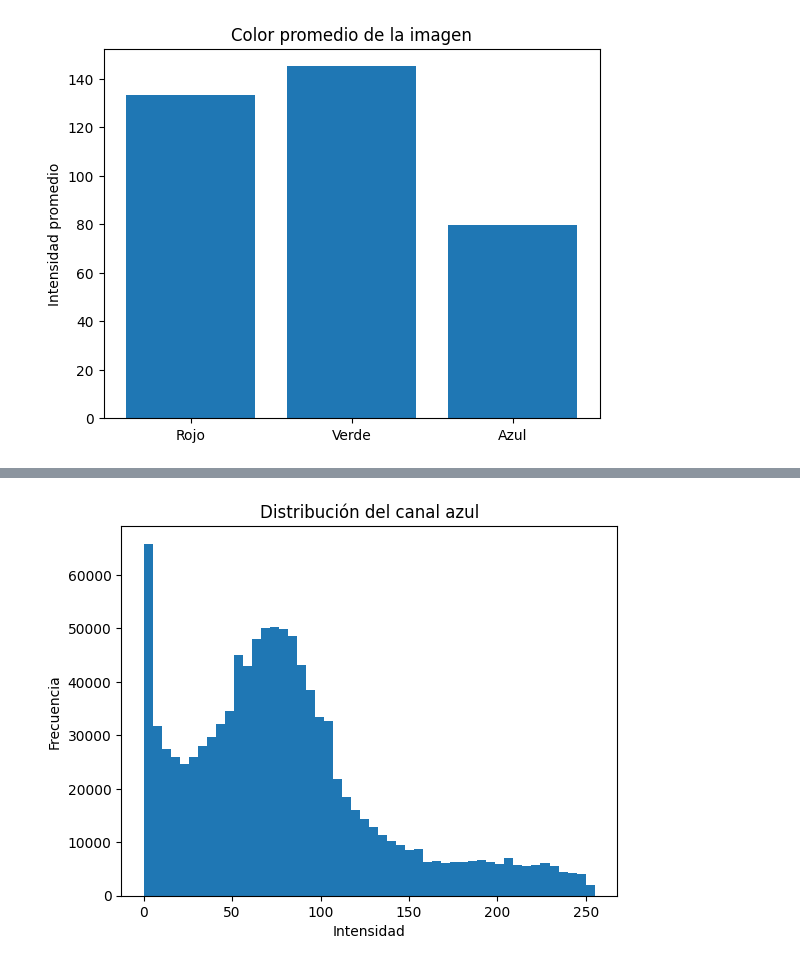
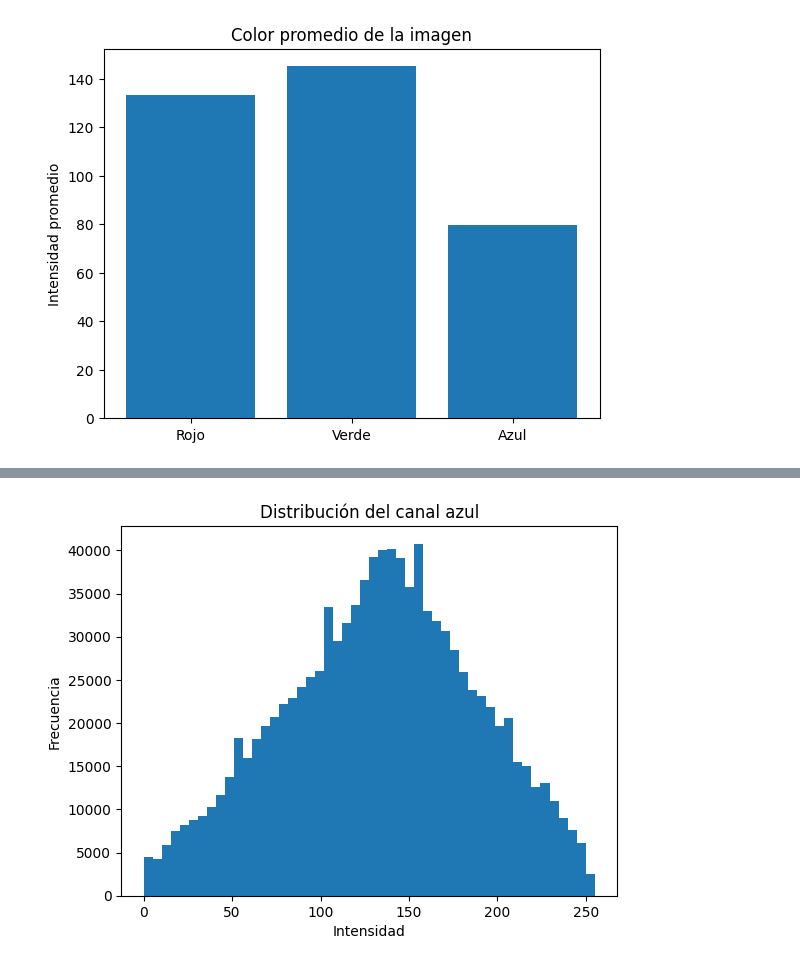
Before and after one commit to edernanco-gif/numpy, a Jupyter notebook: 2_ejercicios.ipynb, the cells around one changed output, grey strips where cells are left out. Cells and saved outputs as stored; diff of their text form; code cells hidden in the pictures.

```diff
--- a/2_ejercicios.ipynb
+++ b/2_ejercicios.ipynb
@@ -127,10 +124,10 @@ Note: you may need to restart the kernel to use updated packages.
 3    28     43    10
 4    29     43     8
 # %%
-plt.hist(img[:,:,2].ravel(), bins=50)
+plt.hist(img[:,:,0].ravel(), bins=50)
 plt.title("Distribución del canal azul")
 plt.xlabel("Intensidad")
 plt.ylabel("Frecuencia")
 plt.show()
 # %% [output]
-[figure, old version]
+[figure, new version]
```
Also changed, not shown: parts of 2 cells of this notebook, 4 other files.
